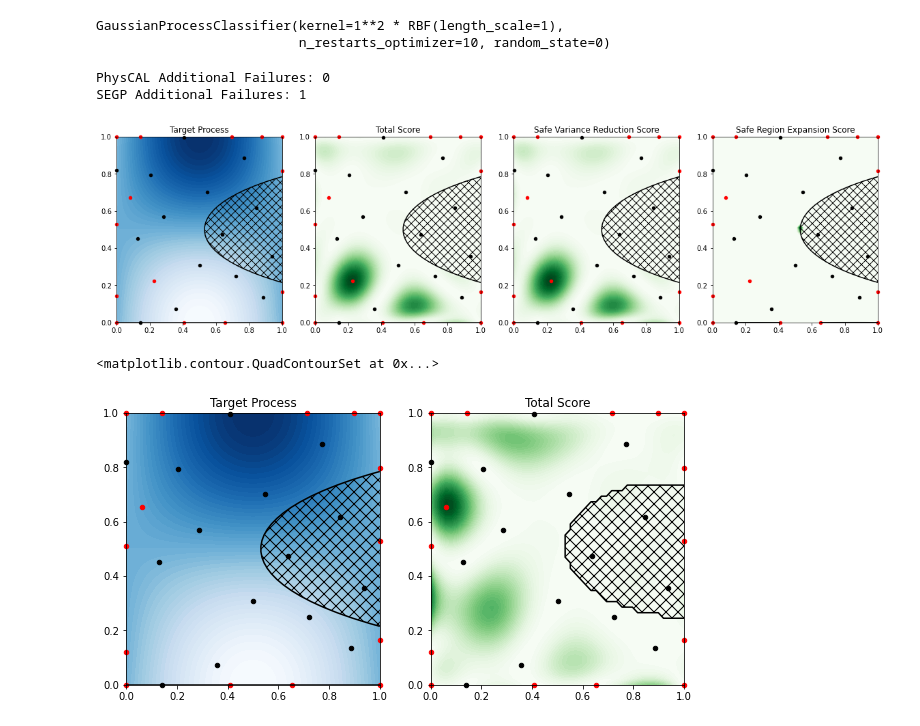
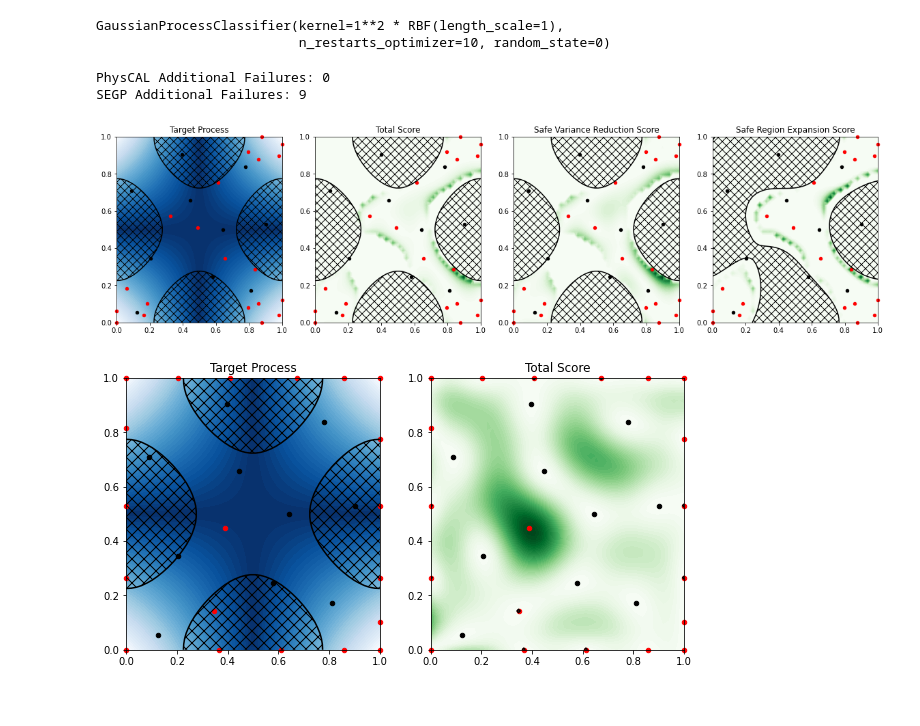
Before and after one commit to cheolheil/ALIEN, a Jupyter notebook: physcal_sim.ipynb, the cells around one changed output. Saved outputs shown, nothing was run; the diff lists cells and outputs as text; code cells hidden in the pictures.

Commit message:
commit on physcal

```diff
--- a/physcal_sim.ipynb
+++ b/physcal_sim.ipynb
@@ -17,18 +17,18 @@ warnings.filterwarnings('ignore')
 # %%
 # define the target process
 def f(x):
-    return np.sin(np.pi * x[:, 0]) * np.cos(np.pi * x[:, 1]) + np.square(x[:, 0]-0.5) * np.square(x[:, 1]-0.5)
+    return abs((x[:, 0]-0.5) * (x[:, 1]-0.5))
 
 # define the failure process
 def h(x):
-    return np.exp(x[:, 0]) * np.sin(np.pi * x[:, 1])
+    return np.square(np.cos(2 * np.pi * x[:, 0]) - np.cos(2 * np.pi * x[:, 1])) - np.square(x[:, 0]-0.5) * np.square(x[:, 1]-0.5)
 # %%
 # ground truth (xi : failure threshold)
 XX = np.array(list(product(np.linspace(0, 1, 50), np.linspace(0, 1, 50))))
 X1, X2 = XX[:, 0].reshape(50, 50), XX[:, 1].reshape(50, 50)
 YY = f(XX)
 ZZ = h(XX)
-xi = 1.7
+xi = .7
 print('Failure Region Ratio: %.3f' %(np.count_nonzero(ZZ >= xi) / len(XX)))
 
 # store safe samples for evaluation
@@ -51,6 +51,6 @@ plt.show()
 # %%
 # experiment setting
-n0 = 15
+n0 = 10
 n_max = 30
 budget = n_max - n0
 n_rep = 10
@@ -62,7 +62,7 @@ f_segp = GaussianProcessRegressor(kernel=kernel, n_restarts_optimizer=10, random
 h_physcal = GaussianProcessRegressor(kernel=kernel, n_restarts_optimizer=10, random_state=0)
 h_segp = GaussianProcessClassifier(kernel=kernel, n_restarts_optimizer=10, random_state=0)
 # initial dataset using Latin Hypercube Design
-X_init = lhd(n0, 2, criterion='maximin')
+X_init = lhd(n0, 2, criterion='maximin', seed=1234)
 y_init = f(X_init)
 z_init = h(X_init)
 c_init = np.array(z_init >= xi, dtype=int)
@@ -121,7 +121,7 @@ print('PhysCAL Additional Failures: %d' %n_fail_physcal)
 print('SEGP Additional Failures: %d' %n_fail_segp)
 # %% [output]
 PhysCAL Additional Failures: 0
-SEGP Additional Failures: 1
+SEGP Additional Failures: 9
 # %%
 ZZ_physcal = h_physcal.predict(XX)
 ZZ_segp = h_segp.predict(XX)
@@ -132,48 +132,48 @@ ax[0].set_title('Target Process')
 ax[0].contourf(X1, X2, YY.reshape(50, 50), 50, cmap='Blues_r')
 ax[0].scatter(X_init[:, 0], X_init[:, 1], c='k', s=20, clip_on=False)
 ax[0].scatter(X_physcal[n0:, 0], X_physcal[n0:, 1], c='r', s=20, clip_on=False)
-ax[0].contour(X1, X2, ZZ.reshape(50, 50), colors='k', levels=[0, xi, np.inf])
-ax[0].contourf(X1, X2, ZZ.reshape(50, 50), colors='none', levels=[0, xi, np.inf], hatches=[None, 'xx', '/'])
+ax[0].contour(X1, X2, ZZ.reshape(50, 50), colors='k', levels=[-np.inf, xi, np.inf])
+ax[0].contourf(X1, X2, ZZ.reshape(50, 50), colors='none', levels=[-np.inf, xi, np.inf], hatches=[None, 'xx'])
 
 ax[1].set_title('Total Score')
 ax[1].contourf(X1, X2, score_physcal.reshape(50, 50), 50, cmap='Greens')
 ax[1].scatter(X_init[:, 0], X_init[:, 1], c='k', s=20, clip_on=False)
 ax[1].scatter(X_physcal[n0:, 0], X_physcal[n0:, 1], c='r', s=20, clip_on=False)
-ax[1].contour(X1, X2, ZZ.reshape(50, 50), colors='k', levels=[0, xi, np.inf])
-ax[1].contourf(X1, X2, ZZ.reshape(50, 50), colors='none', levels=[0, xi, np.inf], hatches=[None, 'xx', '/'])
+ax[1].contour(X1, X2, ZZ.reshape(50, 50), colors='k', levels=[-np.inf, xi, np.inf])
+ax[1].contourf(X1, X2, ZZ.reshape(50, 50), colors='none', levels=[-np.inf, xi, np.inf], hatches=[None, 'xx'])
 
 ax[2].set_title('Safe Variance Reduction Score')
 ax[2].contourf(X1, X2, score_mat[:, 0].reshape(50, 50), 50, cmap='Greens')
 ax[2].scatter(X_init[:, 0], X_init[:, 1], c='k', s=20, clip_on=False)
 ax[2].scatter(X_physcal[n0:, 0], X_physcal[n0:, 1], c='r', s=20, clip_on=False)
-ax[2].contour(X1, X2, ZZ.reshape(50, 50), colors='k', levels=[0, xi, np.inf])
-ax[2].contourf(X1, X2, ZZ.reshape(50, 50), colors='none', levels=[0, xi, np.inf], hatches=[None, 'xx', '/'])
+ax[2].contour(X1, X2, ZZ.reshape(50, 50), colors='k', levels=[-np.inf, xi, np.inf])
+ax[2].contourf(X1, X2, ZZ.reshape(50, 50), colors='none', levels=[-np.inf, xi, np.inf], hatches=[None, 'xx'])
 
 ax[3].set_title('Safe Region Expansion Score')
 ax[3].contourf(X1, X2, score_mat[:, 1].reshape(50, 50), 50, cmap='Greens')
 ax[3].scatter(X_init[:, 0], X_init[:, 1], c='k', s=20, clip_on=False)
 ax[3].scatter(X_physcal[n0:, 0], X_physcal[n0:, 1], c='r', s=20, clip_on=False)
-ax[3].contour(X1, X2, ZZ_physcal.reshape(50, 50), colors='k', levels=[0, xi, np.inf])
-ax[3].contourf(X1, X2, ZZ_physcal.reshape(50, 50), colors='none', levels=[0, xi, np.inf], hatches=[None, 'xx', '/'])
+ax[3].contour(X1, X2, ZZ_physcal.reshape(50, 50), colors='k', levels=[-np.inf, xi, np.inf])
+ax[3].contourf(X1, X2, ZZ_physcal.reshape(50, 50), colors='none', levels=[-np.inf, xi, np.inf], hatches=[None, 'xx'])
 plt.show()
 # %% [output]
-[figure, old version]
+[figure, new version]
 # %%
 # visualize the result
 fig, ax = plt.subplots(1, 2, figsize=(10, 5))
 ax[0].set_title('Target Process')
 ax[0].contourf(X1, X2, YY.reshape(50, 50), 50, cmap='Blues_r')
 ax[0].scatter(X_init[:, 0], X_init[:, 1], c='k', s=20, clip_on=False)
 ax[0].scatter(X_segp[n0:, 0], X_segp[n0:, 1], c='r', s=20, clip_on=False)
-ax[0].contour(X1, X2, ZZ.reshape(50, 50), colors='k', levels=[0, xi, np.inf])
-ax[0].contourf(X1, X2, ZZ.reshape(50, 50), colors='none', levels=[0, xi, np.inf], hatches=[None, 'xx', '/'])
+ax[0].contour(X1, X2, ZZ.reshape(50, 50), colors='k', levels=[-np.inf, xi, np.inf])
+ax[0].contourf(X1, X2, ZZ.reshape(50, 50), colors='none', levels=[-np.inf, xi, np.inf], hatches=[None, 'xx'])
 
 ax[1].set_title('Total Score')
 ax[1].contourf(X1, X2, score_segp.reshape(50, 50), 50, cmap='Greens')
 ax[1].scatter(X_init[:, 0], X_init[:, 1], c='k', s=20, clip_on=False)
 ax[1].scatter(X_segp[n0:, 0], X_segp[n0:, 1], c='r', s=20, clip_on=False)
-ax[1].contour(X1, X2, ZZ_segp.reshape(50, 50), colors='k', levels=[-np.inf, 0, np.inf])
-ax[1].contourf(X1, X2, ZZ_segp.reshape(50, 50), colors='none', levels=[-np.inf, 0, np.inf], hatches=[None, 'xx', '/'])
+ax[1].contour(X1, X2, ZZ_segp.reshape(50, 50), colors='k', levels=[-np.inf, xi, np.inf])
+ax[1].contourf(X1, X2, ZZ_segp.reshape(50, 50), colors='none', levels=[-np.inf, xi, np.inf], hatches=[None, 'xx'])
+plt.show()
 # %% [output]
-<matplotlib.contour.QuadContourSet at 0x...>
-[figure, old version]
+[figure, new version]
```
Also changed, not shown: parts of 2 cells of this notebook.
